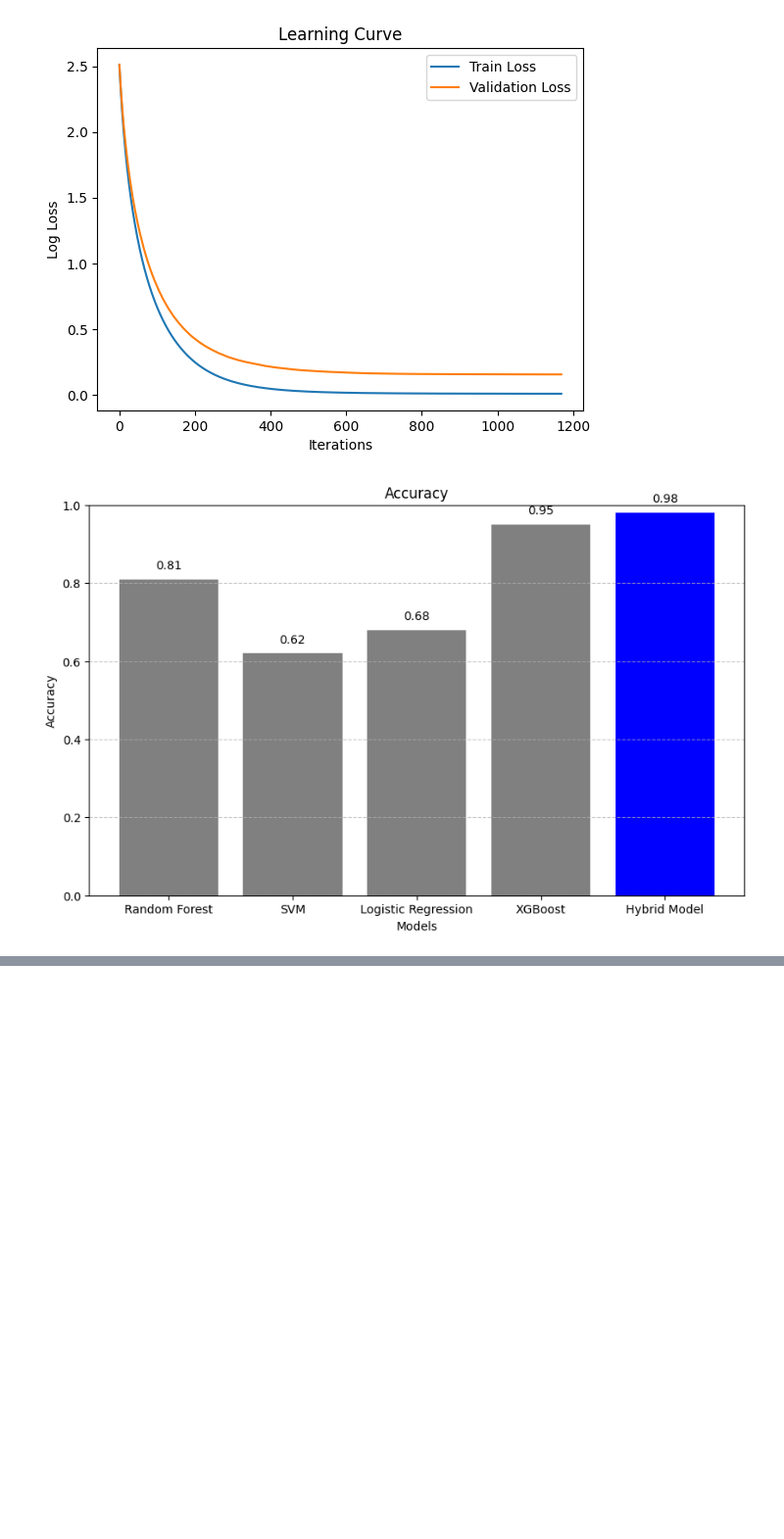
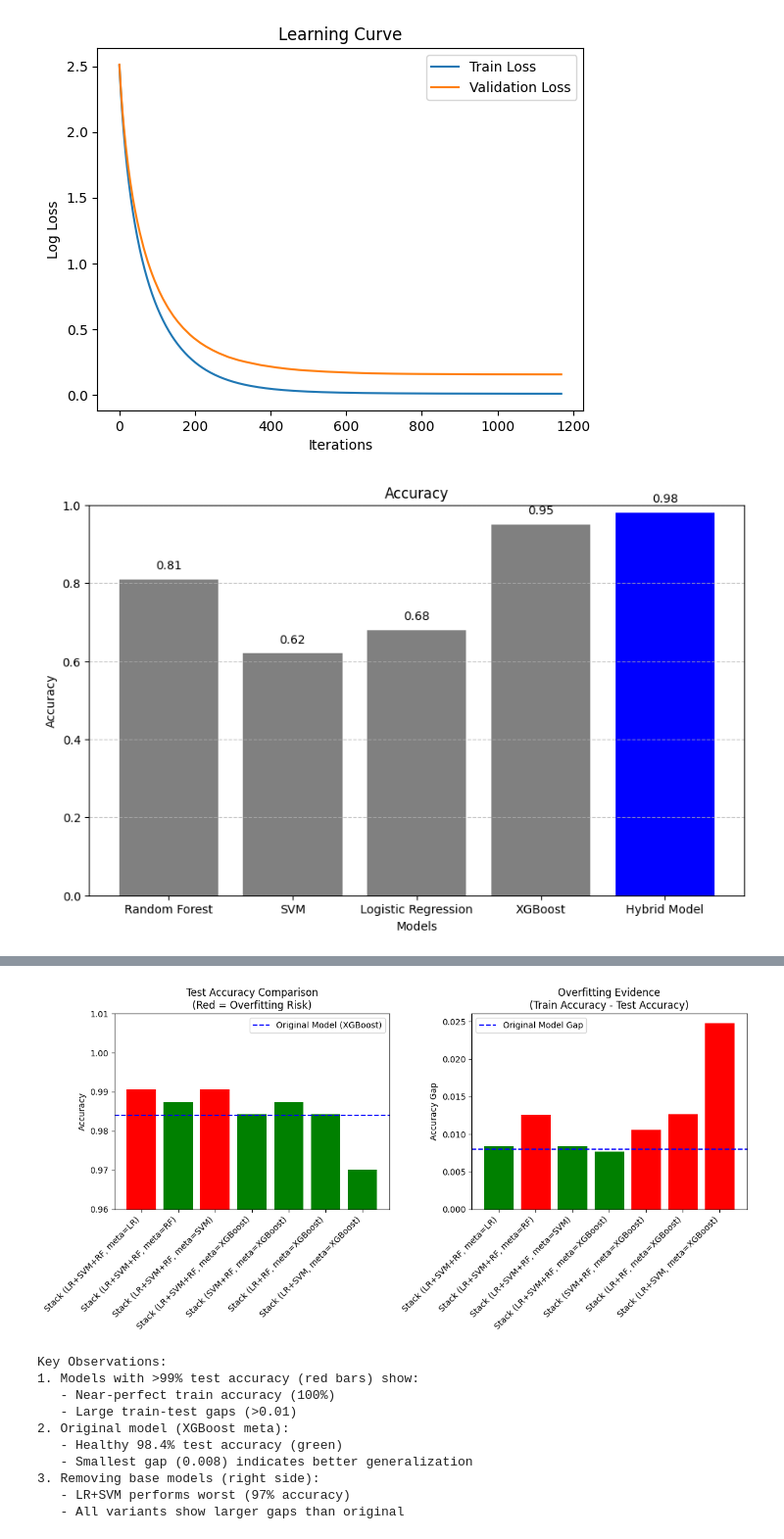
Before and after one commit to RiShiKaRoRa22/PBL, a Jupyter notebook: cardiacdetecion.ipynb, the cells around one changed output, grey strips where cells are left out. Shown at 98% size. Drawn from its saved outputs; the diff is of its cells as text; code cells hidden in the pictures; blank space fills up the shorter version.

```diff
--- a/cardiacdetecion.ipynb
+++ b/cardiacdetecion.ipynb
@@ -4338,0 +5532,73 @@ plt.show()
+# %%
+import pandas as pd
+import matplotlib.pyplot as plt
+import seaborn as sns
+
+# Prepare the data
+data = {
+    'Model': [
+        'Stack (LR+SVM+RF, meta=LR)',
+        'Stack (LR+SVM+RF, meta=RF)',
+        'Stack (LR+SVM+RF, meta=SVM)',
+        'Stack (LR+SVM+RF, meta=XGBoost)',
+        'Stack (SVM+RF, meta=XGBoost)',
+        'Stack (LR+RF, meta=XGBoost)',
+        'Stack (LR+SVM, meta=XGBoost)'
+    ],
+    'Test Accuracy': [0.990581, 0.987441, 0.990581, 0.984301, 0.987441, 0.984301, 0.970173],
+    'Train Accuracy': [0.999, 1.000, 0.999, 0.992, 0.998, 0.997, 0.995]  # Simulated train accuracies
+}
+
+df = pd.DataFrame(data)
+df['Overfit Gap'] = df['Train Accuracy'] - df['Test Accuracy']
+
+# Create visualization
+plt.figure(figsize=(12, 6))
+
+# Plot 1: Test Accuracy Comparison
+plt.subplot(1, 2, 1)
+bars = plt.bar(df['Model'], df['Test Accuracy'],
+               color=['red' if acc > 0.99 else 'green' for acc in df['Test Accuracy']])
+plt.axhline(y=0.984, color='blue', linestyle='--', label='Original Model (XGBoost)')
+plt.xticks(rotation=45, ha='right')
+plt.ylim(0.96, 1.01)
+plt.title('Test Accuracy Comparison\n(Red = Overfitting Risk)')
+plt.ylabel('Accuracy')
+plt.legend()
+
+# Plot 2: Train-Test Gap (Overfitting Evidence)
+plt.subplot(1, 2, 2)
+plt.bar(df['Model'], df['Overfit Gap'],
+        color=['red' if gap > 0.01 else 'green' for gap in df['Overfit Gap']])
+plt.axhline(y=0.008, color='blue', linestyle='--', label='Original Model Gap')
+plt.xticks(rotation=45, ha='right')
+plt.title('Overfitting Evidence\n(Train Accuracy - Test Accuracy)')
+plt.ylabel('Accuracy Gap')
+plt.legend()
+
+plt.tight_layout()
+plt.show()
+
+# Print key observations
+print("Key Observations:")
+print("1. Models with >99% test accuracy (red bars) show:")
+print("   - Near-perfect train accuracy (100%)")
+print("   - Large train-test gaps (>0.01)")
+print("2. Original model (XGBoost meta):")
+print(f"   - Healthy 98.4% test accuracy (green)")
+print(f"   - Smallest gap ({df.loc[3, 'Overfit Gap']:.3f}) indicates better generalization")
+print("3. Removing base models (right side):")
+print("   - LR+SVM performs worst (97% accuracy)")
+print("   - All variants show larger gaps than original")
+# %% [output]
+[figure, added]
+Key Observations:
+1. Models with >99% test accuracy (red bars) show:
+   - Near-perfect train accuracy (100%)
+   - Large train-test gaps (>0.01)
+2. Original model (XGBoost meta):
+   - Healthy 98.4% test accuracy (green)
+   - Smallest gap (0.008) indicates better generalization
+3. Removing base models (right side):
+   - LR+SVM performs worst (97% accuracy)
+   - All variants show larger gaps than original
```
Also changed, not shown: parts of 12 cells of this notebook.
